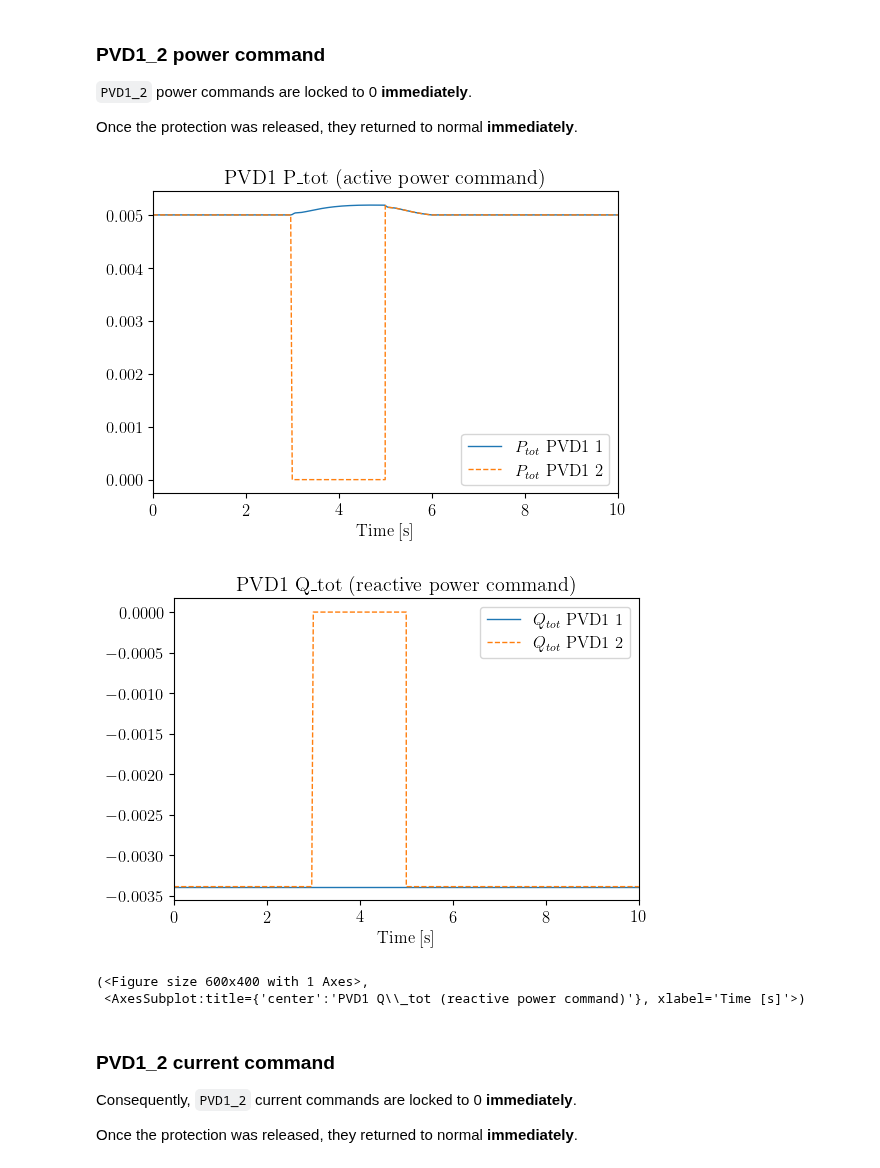
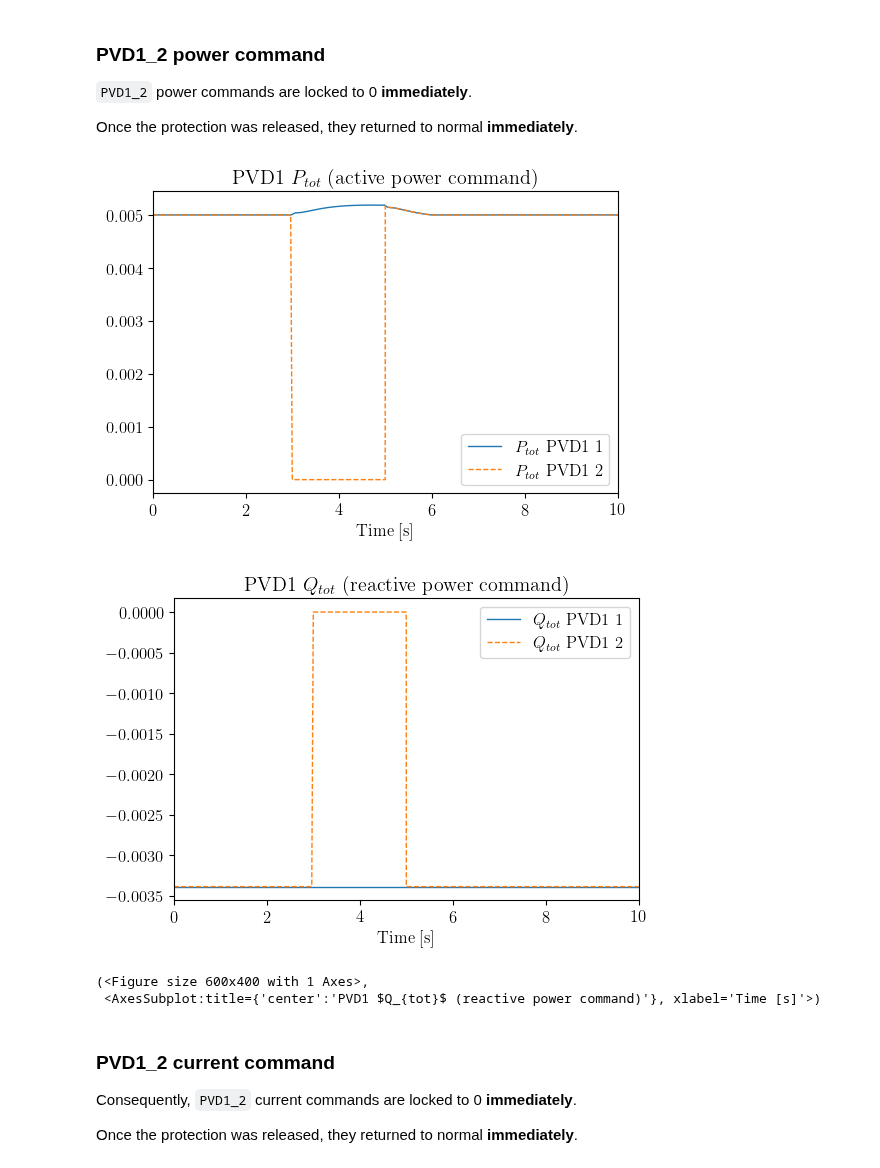
Before and after one commit to CURENT/andes, a Jupyter notebook: examples/demonstration/1.2 demo_DGPRCTExt.ipynb, the cells around one changed output. Drawn from its saved outputs; the diff is of its cells as text; code cells hidden in the pictures.

```diff
--- a/examples/demonstration/1.2 demo_DGPRCTExt.ipynb
+++ b/examples/demonstration/1.2 demo_DGPRCTExt.ipynb
@@ -18,7 +18,8 @@ from andes.utils.paths import get_case
 
 andes.config_logger(stream_level=30)
 # %%
-ss = andes.load(get_case('ieee14/ieee14_dgprctext.xlsx'), setup=False,
+ss = andes.load(get_case('ieee14/ieee14_dgprctext.xlsx'),
+                setup=False,
                 no_output=True)
 # %%
 ss.setup()
@@ -129,16 +130,16 @@ Once the protection was released, they returned to normal **immediately**.
 # %%
 ss.TDS.plt.plot(ss.PVD1.Psum,
                 a=(0,1),
-                title='PVD1 P\_tot (active power command)')
+                title='PVD1 $P_{tot}$ (active power command)')
 
 ss.TDS.plt.plot(ss.PVD1.Qsum,
                 a=(0,1),
-                title='PVD1 Q\_tot (reactive power command)')
+                title='PVD1 $Q_{tot}$ (reactive power command)')
 # %% [output]
-[figure, old version]
+[figure, new version]
-[figure, old version]
+[figure, new version]
 (<Figure size 600x400 with 1 Axes>,
- <AxesSubplot:title={'center':'PVD1 Q\\_tot (reactive power command)'}, xlabel='Time [s]'>)
+ <AxesSubplot:title={'center':'PVD1 $Q_{tot}$ (reactive power command)'}, xlabel='Time [s]'>)
 # %% [markdown]
 ### PVD1_2 current command
 
```
Also changed, not shown: parts of 6 cells of this notebook.
